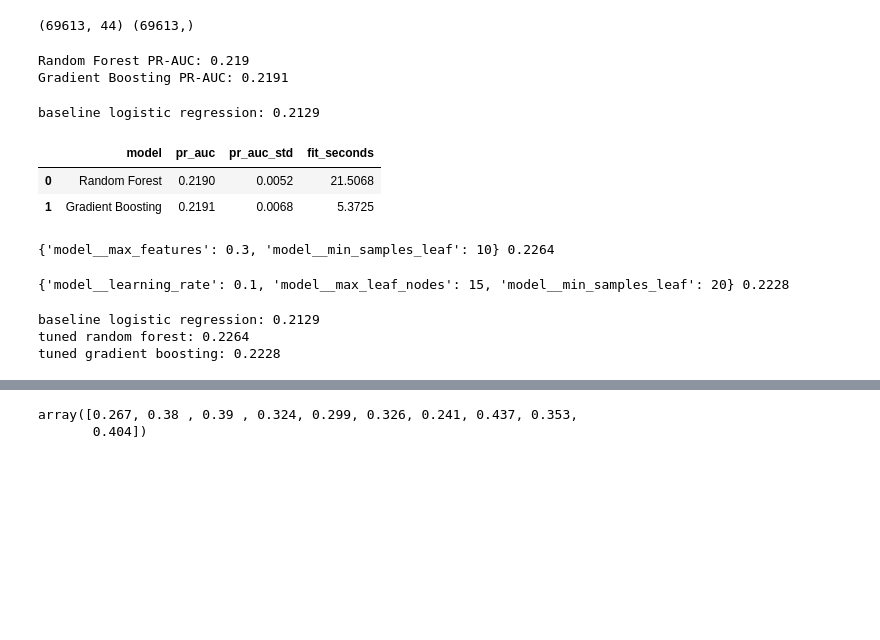
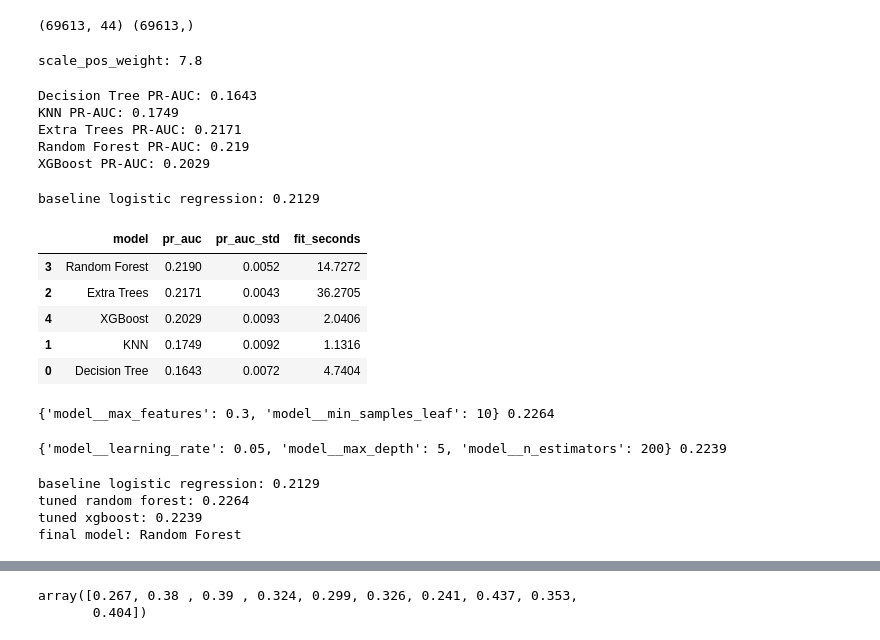
Before and after one commit to rahulsaikarlapudi/diabetes-readmission-prediction, a Jupyter notebook: notebooks/06_model_selection.ipynb, the cells around one changed output, grey strips where cells are left out. Cells and saved outputs as stored; diff of their text form; code cells hidden in the pictures; blank space fills up the shorter version.

Commit message:
Add XGBoost, tuning, ensemble and new features

```diff
--- a/notebooks/06_model_selection.ipynb
+++ b/notebooks/06_model_selection.ipynb
@@ -40,27 +31,47 @@ models = {
 # %%
-#setting up 5 grouped folds
+#setting up 5 grouped folds and the xgboost class weight
 cv = StratifiedGroupKFold(n_splits=5, shuffle=True, random_state=42)
+spw = (y_train == 0).sum() / (y_train == 1).sum()
+print("scale_pos_weight:", round(spw, 2))
+# %% [output]
+scale_pos_weight: 7.8
+# %%
+#defining the other models with default settings
+models = {
+    "Decision Tree": DecisionTreeClassifier(min_samples_leaf=20, class_weight="balanced", random_state=42),
+    "KNN": KNeighborsClassifier(n_neighbors=50),
+    "Extra Trees": ExtraTreesClassifier(n_estimators=300, min_samples_leaf=20, class_weight="balanced", n_jobs=-1, random_state=42),
+    "Random Forest": RandomForestClassifier(n_estimators=300, min_samples_leaf=20, class_weight="balanced", n_jobs=-1, random_state=42),
+    "XGBoost": XGBClassifier(scale_pos_weight=spw, n_jobs=-1, random_state=42),
+}
 # %%
-#cross validating both models
+#cross validating every model
 rows = []
 for name, model in models.items():
-    s = cross_validate(model, X_train, y_train, groups=groups_train, cv=cv, scoring="average_precision", n_jobs=-1)
+    pipe = Pipeline([("pre", build_preprocessor()), ("model", model)])
+    s = cross_validate(pipe, X_train, y_train, groups=groups_train, cv=cv, scoring="average_precision", n_jobs=-1)
     rows.append({"model": name, "pr_auc": s["test_score"].mean(), "pr_auc_std": s["test_score"].std(ddof=1),
                  "fit_seconds": s["fit_time"].mean()})
     print(name, "PR-AUC:", round(s["test_score"].mean(), 4))
 # %% [output]
+Decision Tree PR-AUC: 0.1643
+KNN PR-AUC: 0.1749
+Extra Trees PR-AUC: 0.2171
 Random Forest PR-AUC: 0.219
-Gradient Boosting PR-AUC: 0.2191
+XGBoost PR-AUC: 0.2029
 # %%
 #comparing with the baseline from notebook 04
 baseline = json.load(open("../reports/baseline_results.json"))
-comparison = pd.DataFrame(rows).round(4)
+comparison = pd.DataFrame(rows).sort_values("pr_auc", ascending=False).round(4)
 print("baseline logistic regression:", baseline["cv_pr_auc"])
 comparison
 # %% [output]
 baseline logistic regression: 0.2129
 |  | model | pr_auc | pr_auc_std | fit_seconds |
-| 0 | Random Forest | 0.2190 | 0.0052 | 21.5068 |
-| 1 | Gradient Boosting | 0.2191 | 0.0068 | 5.3725 |
+| 3 | Random Forest | 0.2190 | 0.0052 | 14.7272 |
+| 2 | Extra Trees | 0.2171 | 0.0043 | 36.2705 |
+| 4 | XGBoost | 0.2029 | 0.0093 | 2.0406 |
+| 1 | KNN | 0.1749 | 0.0092 | 1.1316 |
+| 0 | Decision Tree | 0.1643 | 0.0072 | 4.7404 |
 # %%
 #tuning random forest
@@ -74,23 +86,31 @@ print(rf_search.best_params_, round(rf_search.best_score_, 4))
 # %% [output]
 {'model__max_features': 0.3, 'model__min_samples_leaf': 10} 0.2264
 # %%
-#tuning gradient boosting
-gb_grid = {
+#tuning xgboost
+xgb_pipe = Pipeline([("pre", build_preprocessor()), ("model", models["XGBoost"])])
+xgb_grid = {
+    "model__max_depth": [3, 5],
     "model__learning_rate": [0.05, 0.1],
-    "model__max_leaf_nodes": [15, 31],
-    "model__min_samples_leaf": [20, 100],
+    "model__n_estimators": [200, 400],
 }
-gb_search = GridSearchCV(models["Gradient Boosting"], gb_grid, scoring="average_precision", cv=cv, n_jobs=-1)
-gb_search.fit(X_train, y_train, groups=groups_train)
-print(gb_search.best_params_, round(gb_search.best_score_, 4))
+xgb_search = GridSearchCV(xgb_pipe, xgb_grid, scoring="average_precision", cv=cv, n_jobs=2)
+xgb_search.fit(X_train, y_train, groups=groups_train)
+print(xgb_search.best_params_, round(xgb_search.best_score_, 4))
 # %% [output]
-{'model__learning_rate': 0.1, 'model__max_leaf_nodes': 15, 'model__min_samples_leaf': 20} 0.2228
+{'model__learning_rate': 0.05, 'model__max_depth': 5, 'model__n_estimators': 200} 0.2239
 # %%
-#comparing tuned models with baseline
+#picking the better tuned model
 print("baseline logistic regression:", baseline["cv_pr_auc"])
 print("tuned random forest:", round(rf_search.best_score_, 4))
-print("tuned gradient boosting:", round(gb_search.best_score_, 4))
+print("tuned xgboost:", round(xgb_search.best_score_, 4))
+if xgb_search.best_score_ > rf_search.best_score_:
+    final_name, best_search = "XGBoost", xgb_search
+else:
+    final_name, best_search = "Random Forest", rf_search
+best_model = best_search.best_estimator_
+print("final model:", final_name)
 # %% [output]
 baseline logistic regression: 0.2129
 tuned random forest: 0.2264
-tuned gradient boosting: 0.2228
+tuned xgboost: 0.2239
+final model: Random Forest
```
Also changed, not shown: parts of 8 cells of this notebook, 15 other files.
